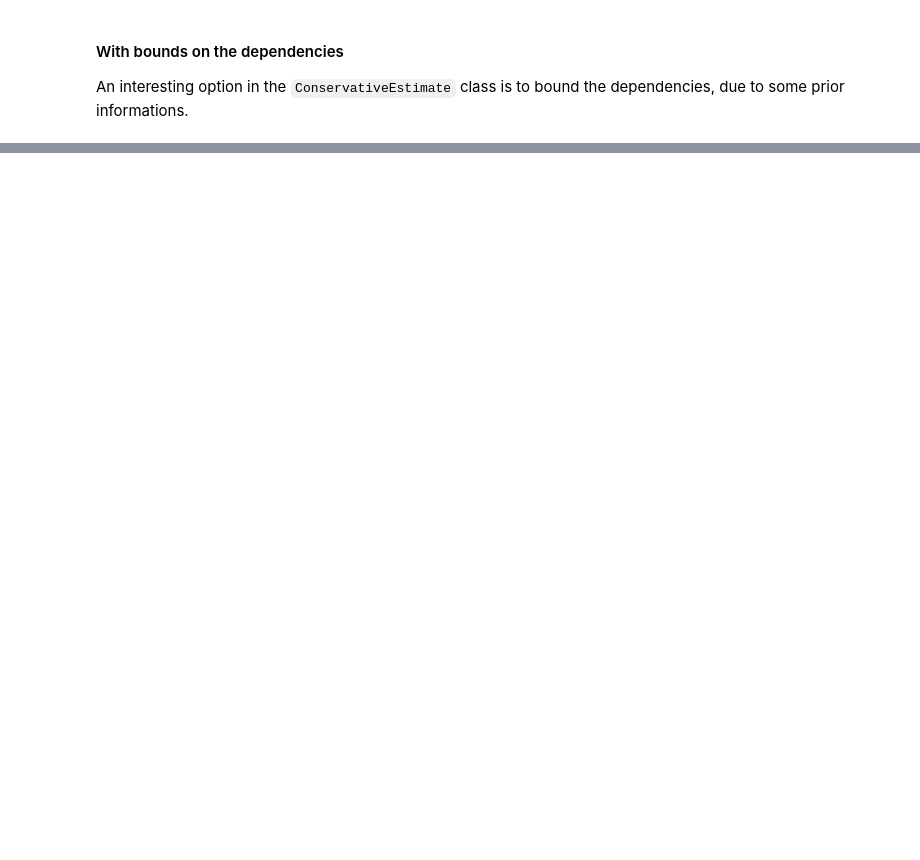
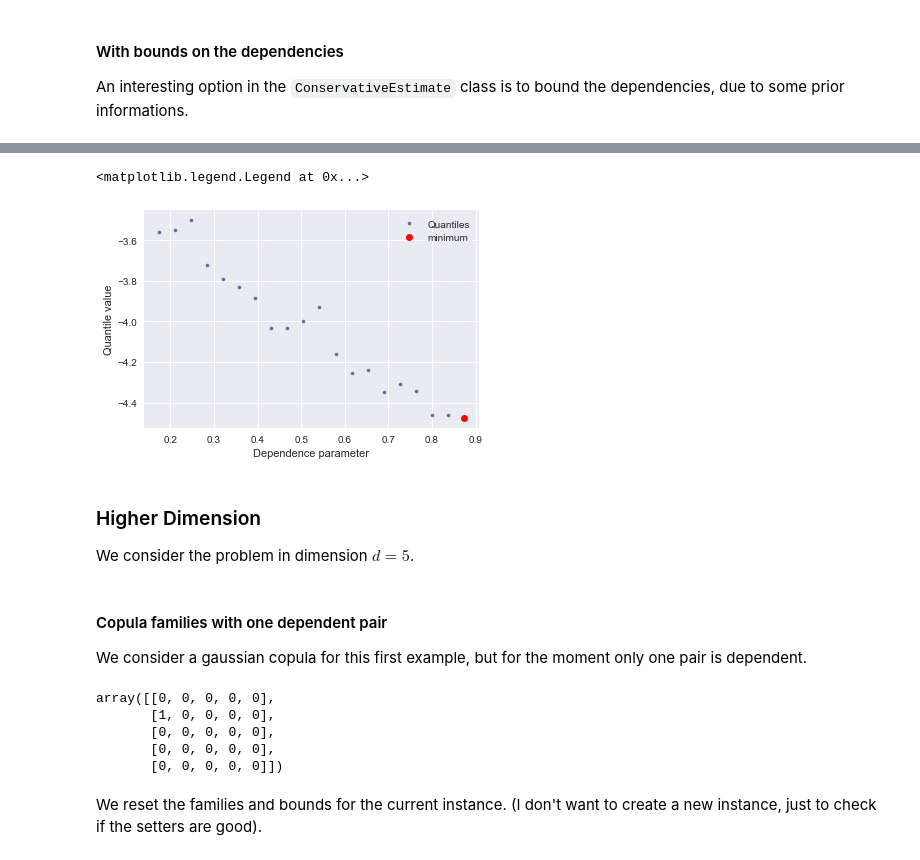
Before and after one commit to NazBen/dep-impact, a Jupyter notebook: examples/grid-search.ipynb, the cells around one changed output, grey strips where cells are left out. Cells and saved outputs as stored; diff of their text form; code cells hidden in the pictures; blank space fills up the shorter version.

```diff
--- a/examples/grid-search.ipynb
+++ b/examples/grid-search.ipynb
@@ -172,3 +186,11 @@ Worst Quantile: -4.88 at 0.76 with a C.O.V at 11.8 %
 #### With bounds on the dependencies
 
 An interesting option in the `ConservativeEstimate` class is to bound the dependencies, due to some prior informations.
+# %%
+bounds_tau = np.asarray([[0., 0.7], [0.1, 0.]])
+quant_estimate.bounds_tau = bounds_tau
+K = 20
+n = 10000
+grid_type = 'lhs'
+grid_result = quant_estimate.gridsearch_minimize(n_dep_param=K, n_input_sample=n, grid_type=grid_type,
+                                                 q_func=q_func, random_state=random_state)
@@ -174,0 +202,13 @@ An interesting option in the `ConservativeEstimate` class is to bound the depend
+# %%
+plt.plot(grid_result.dep_params, grid_result.quantities, '.', label='Quantiles')
+plt.plot(min_result.dep_param[0], min_result.quantity_, 'ro', label='minimum')
+plt.xlabel('Dependence parameter')
+plt.ylabel('Quantile value')
+plt.legend(loc=0)
+# %% [output]
+<matplotlib.legend.Legend at 0x...>
+[figure, added]
+# %% [markdown]
+### Higher Dimension
+
+We consider the problem in dimension $d=5$.
@@ -174,0 +218,16 @@ An interesting option in the `ConservativeEstimate` class is to bound the depend
+# %% [markdown]
+#### Copula families with one dependent pair
+
+We consider a gaussian copula for this first example, but for the moment only one pair is dependent.
+# %%
+families = np.zeros((dim, dim), dtype=int)
+families[1, 0] = 1
+families
+# %% [output]
+array([[0, 0, 0, 0, 0],
+       [1, 0, 0, 0, 0],
+       [0, 0, 0, 0, 0],
+       [0, 0, 0, 0, 0],
+       [0, 0, 0, 0, 0]])
+# %% [markdown]
+We reset the families and bounds for the current instance. (I don't want to create a new instance, just to check if the setters are good).
```
Also changed, not shown: parts of 21 cells of this notebook.
